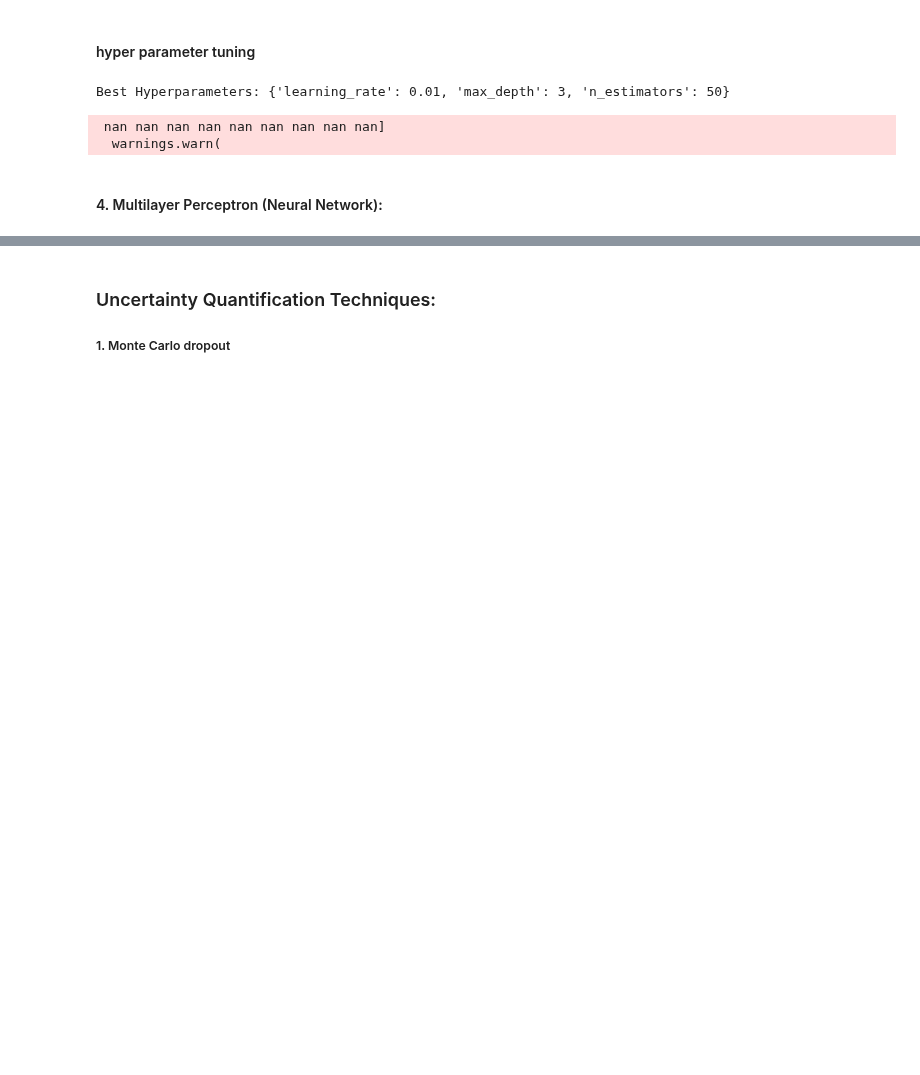
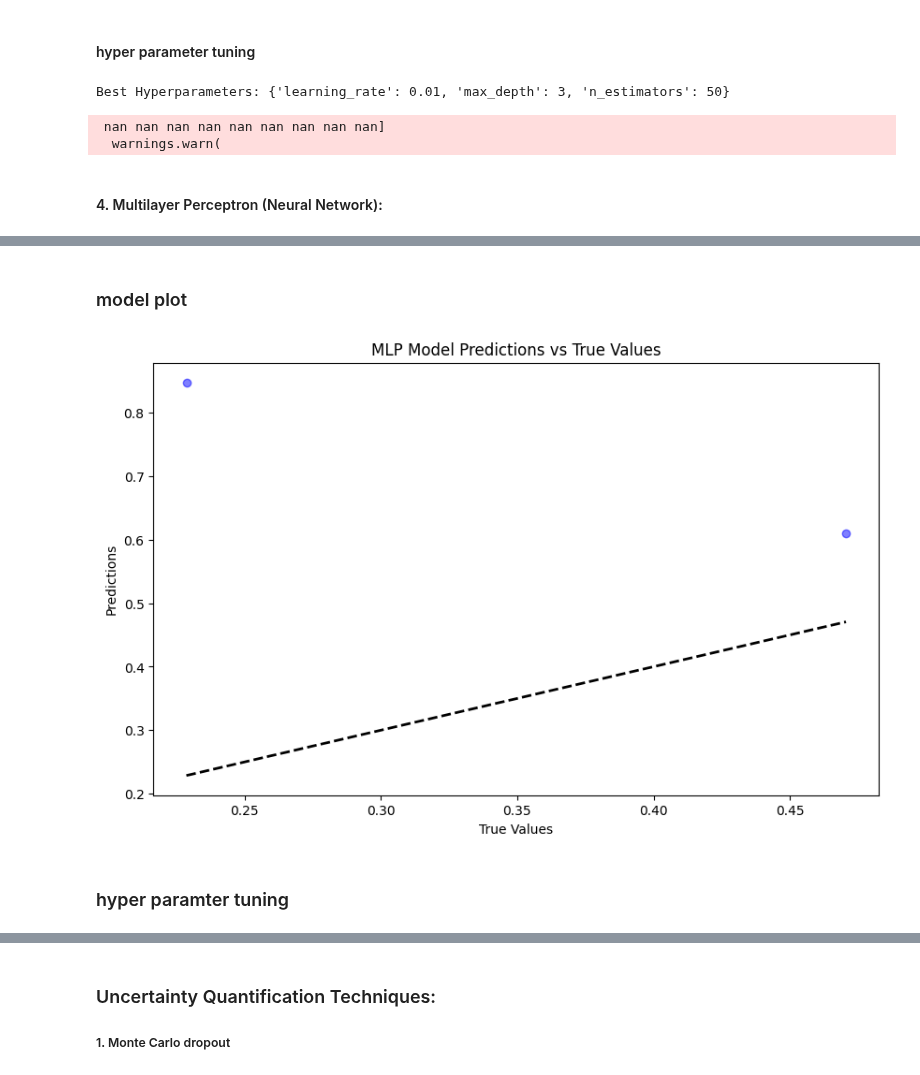
Before and after one commit to robertnesterodhiambo/Advanced_Data_analysis, a Jupyter notebook: OmegaBDT.ipynb, the cells around one changed output, grey strips where cells are left out. Drawn from its saved outputs; the diff is of its cells as text; code cells hidden in the pictures; blank space fills up the shorter version.

Commit message:
plotting models:

```diff
--- a/OmegaBDT.ipynb
+++ b/OmegaBDT.ipynb
@@ -824,0 +825,20 @@ Multilayer Perceptron Score: -1.3669915231443261
+# %% [markdown]
+### model plot
+# %%
+import matplotlib.pyplot as plt
+
+# Predictions
+y_pred = mlp_model.predict(X_test)
+
+# Plotting
+plt.figure(figsize=(10, 6))
+plt.scatter(y_test, y_pred, color='blue', alpha=0.5)
+plt.plot([y_test.min(), y_test.max()], [y_test.min(), y_test.max()], 'k--', lw=2)
+plt.xlabel('True Values')
+plt.ylabel('Predictions')
+plt.title('MLP Model Predictions vs True Values')
+plt.show()
+# %% [output]
+[figure, added]
+# %% [markdown]
+### hyper paramter tuning
```
Also changed, not shown: parts of 61 cells of this notebook.
